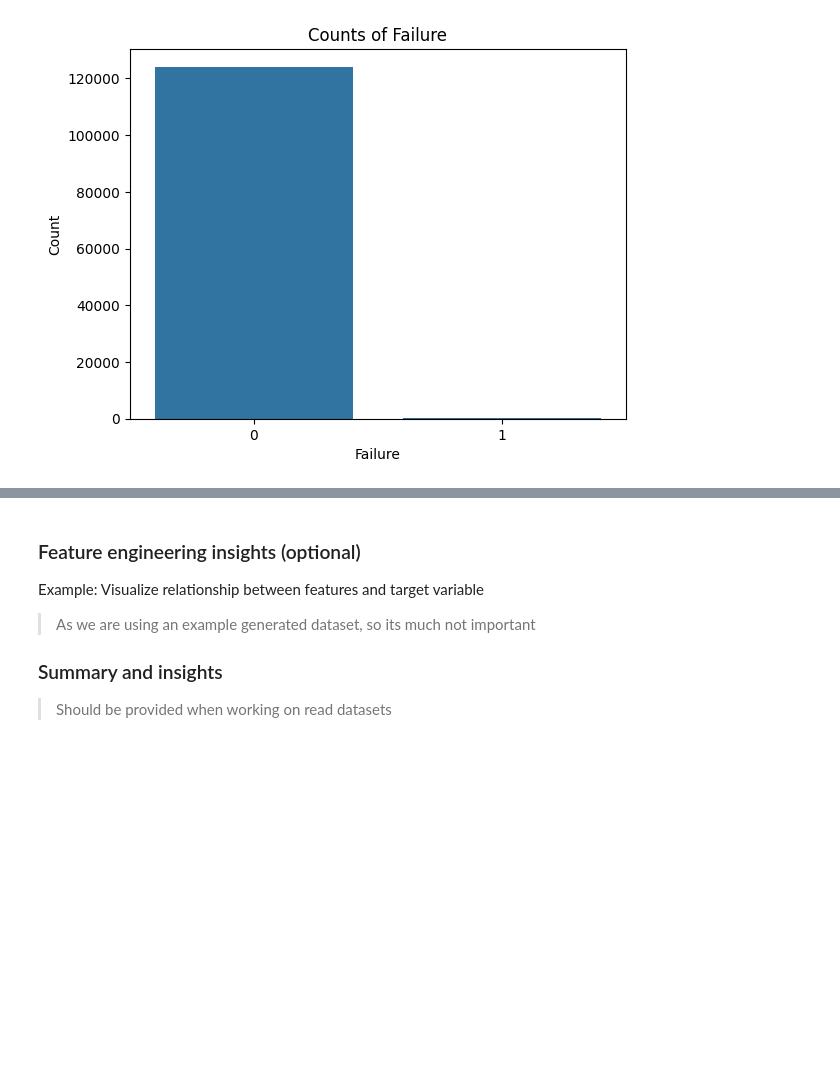
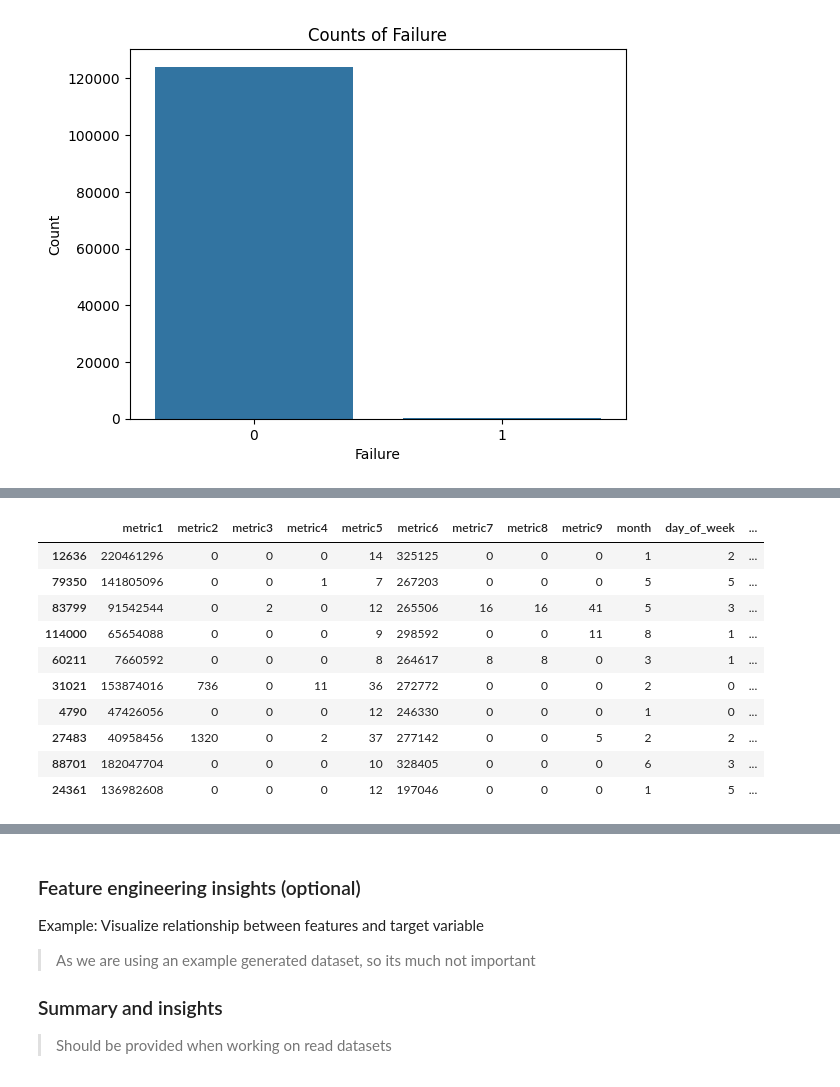
Before and after one commit to typhonshambo/End-to-End-ML-Pipeline-for-Predictive-Maintenance, a Jupyter notebook: notebooks/exploratory_data_analysis.ipynb, the cells around one changed output, grey strips where cells are left out. Saved outputs shown, nothing was run; the diff lists cells and outputs as text; code cells hidden in the pictures; blank space fills up the shorter version.

```diff
--- a/notebooks/exploratory_data_analysis.ipynb
+++ b/notebooks/exploratory_data_analysis.ipynb
@@ -258,0 +331,31 @@ plt.show()
+# %%
+from imblearn.under_sampling import RandomUnderSampler
+# Create a copy of the DataFrame 'df'
+X = df.copy()
+
+# Create the target variable 'Y' by selecting the 'failure' column
+Y = df["failure"]
+
+# Remove the 'failure' column from the feature matrix 'X'
+X.drop("failure", axis=1, inplace=True)
+# Create an instance of the RandomUnderSampler with a fixed random state
+rus = RandomUnderSampler(random_state=42)
+
+# Perform random under-sampling and obtain resampled feature matrix and target variable
+X_resampled, y_resampled = rus.fit_resample(X, Y)
+# Create a new DataFrame 'under_sample' by copying the resampled features and adding the 'failure' column back
+under_sample = X_resampled.copy()
+under_sample["failure"] = y_resampled
+under_sample.sample(10)
+# %% [output]
+|  | metric1 | metric2 | metric3 | metric4 | metric5 | metric6 | metric7 | metric8 | metric9 | month | day_of_week | ... |
+| 12636 | 220461296 | 0 | 0 | 0 | 14 | 325125 | 0 | 0 | 0 | 1 | 2 | ... |
+| 79350 | 141805096 | 0 | 0 | 1 | 7 | 267203 | 0 | 0 | 0 | 5 | 5 | ... |
+| 83799 | 91542544 | 0 | 2 | 0 | 12 | 265506 | 16 | 16 | 41 | 5 | 3 | ... |
+| 114000 | 65654088 | 0 | 0 | 0 | 9 | 298592 | 0 | 0 | 11 | 8 | 1 | ... |
+| 60211 | 7660592 | 0 | 0 | 0 | 8 | 264617 | 8 | 8 | 0 | 3 | 1 | ... |
+| 31021 | 153874016 | 736 | 0 | 11 | 36 | 272772 | 0 | 0 | 0 | 2 | 0 | ... |
+| 4790 | 47426056 | 0 | 0 | 0 | 12 | 246330 | 0 | 0 | 0 | 1 | 0 | ... |
+| 27483 | 40958456 | 1320 | 0 | 2 | 37 | 277142 | 0 | 0 | 5 | 2 | 2 | ... |
+| 88701 | 182047704 | 0 | 0 | 0 | 10 | 328405 | 0 | 0 | 0 | 6 | 3 | ... |
+| 24361 | 136982608 | 0 | 0 | 0 | 12 | 197046 | 0 | 0 | 0 | 1 | 5 | ... |
```
Also changed, not shown: parts of 13 cells of this notebook, 7 other files.
